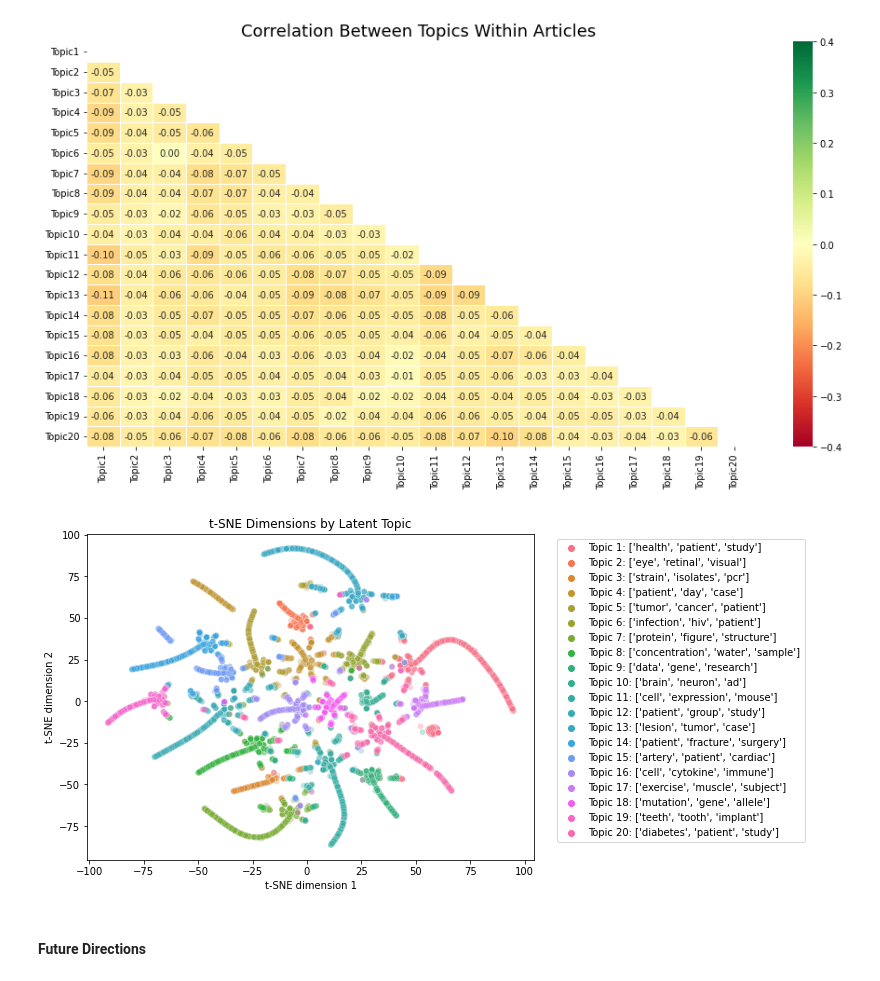
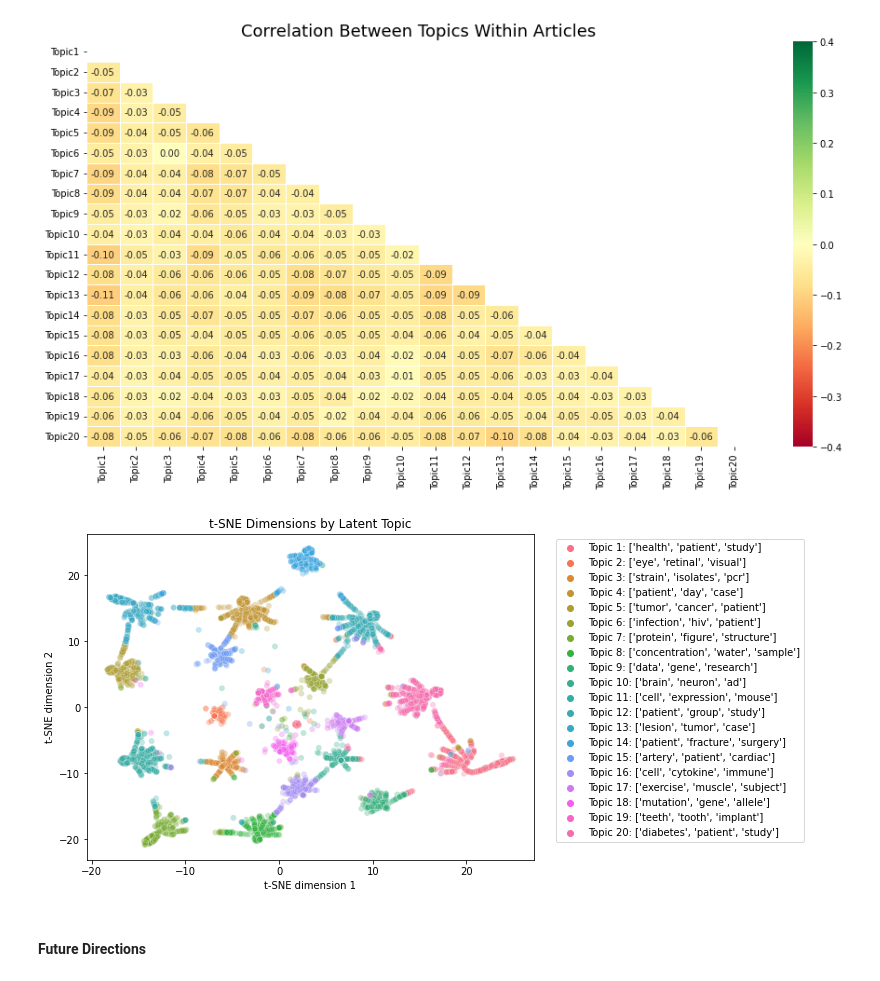
Before and after one commit to mlkimmins/OSCAR, a Jupyter notebook: topic_modeling.ipynb, the cells around one changed output. Saved outputs shown, nothing was run; the diff lists cells and outputs as text; code cells hidden in the pictures.

Commit message:
increased perplexity and early_exaggeration on tsne

```diff
--- a/topic_modeling.ipynb
+++ b/topic_modeling.ipynb
@@ -264,33 +264,33 @@ Deprecated in NumPy 1.20; for more details and guidance: https://numpy.org/devdo
   mask = np.triu(np.ones_like(topic_correlations, dtype=np.bool))
 [figure]
 # %%
-# Visualize topic distributions with t-SNE
-tsne = TSNE(perplexity=50)
+# Visualize topic distributions with t-SNE on 10% random sample
+tsne = TSNE(perplexity=500, early_exaggeration=100)
 article_topics_sample = article_topics[np.random.choice(article_topics.shape[0],
                                          article_topics.shape[0] // 10,
                                          replace=False)]
 tsne_results = tsne.fit_transform(article_topics_sample)
 embedding = pd.DataFrame(tsne_results, columns=['x','y'])
 embedding["main_topic"] = [topics_top3_words[t] for t in article_topics_sample.argmax(axis=1)]
 embedding.sort_values("main_topic", ascending=True, key=natsort_keygen(), inplace=True)
 
 fig, ax = plt.subplots(figsize=(8,6))
 sns.scatterplot(
     data=embedding,
     x="x",
     y="y",
     hue="main_topic",
     palette=sns.color_palette("husl", embedding["main_topic"].nunique()),
     legend="full",
     alpha=0.3
 )
 plt.xlabel("t-SNE dimension 1")
 plt.ylabel("t-SNE dimension 2")
 plt.title("t-SNE Dimensions by Latent Topic")
 ax.legend(bbox_to_anchor=(1.04, 1), loc="upper left")
 plt.show()
 # %% [output]
-[figure, old version]
+[figure, new version]
 # %% [markdown]
 #### Future Directions
 # %% [markdown]
```
